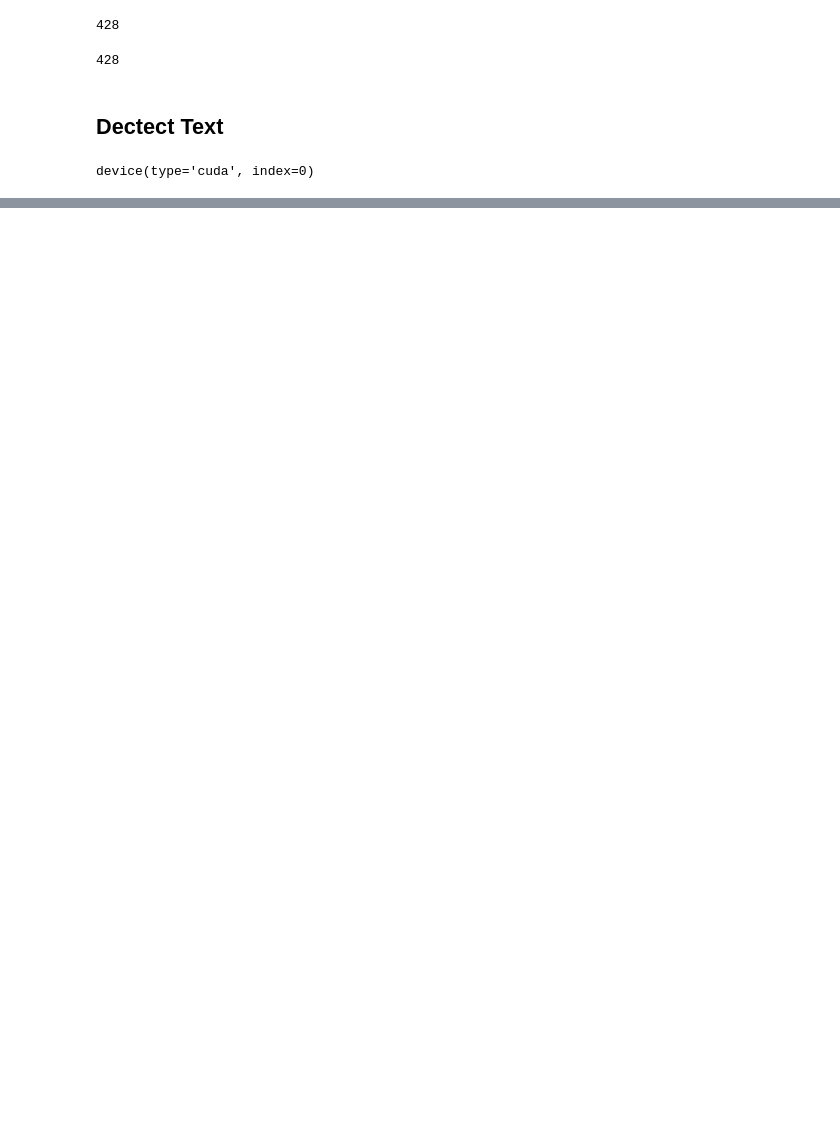
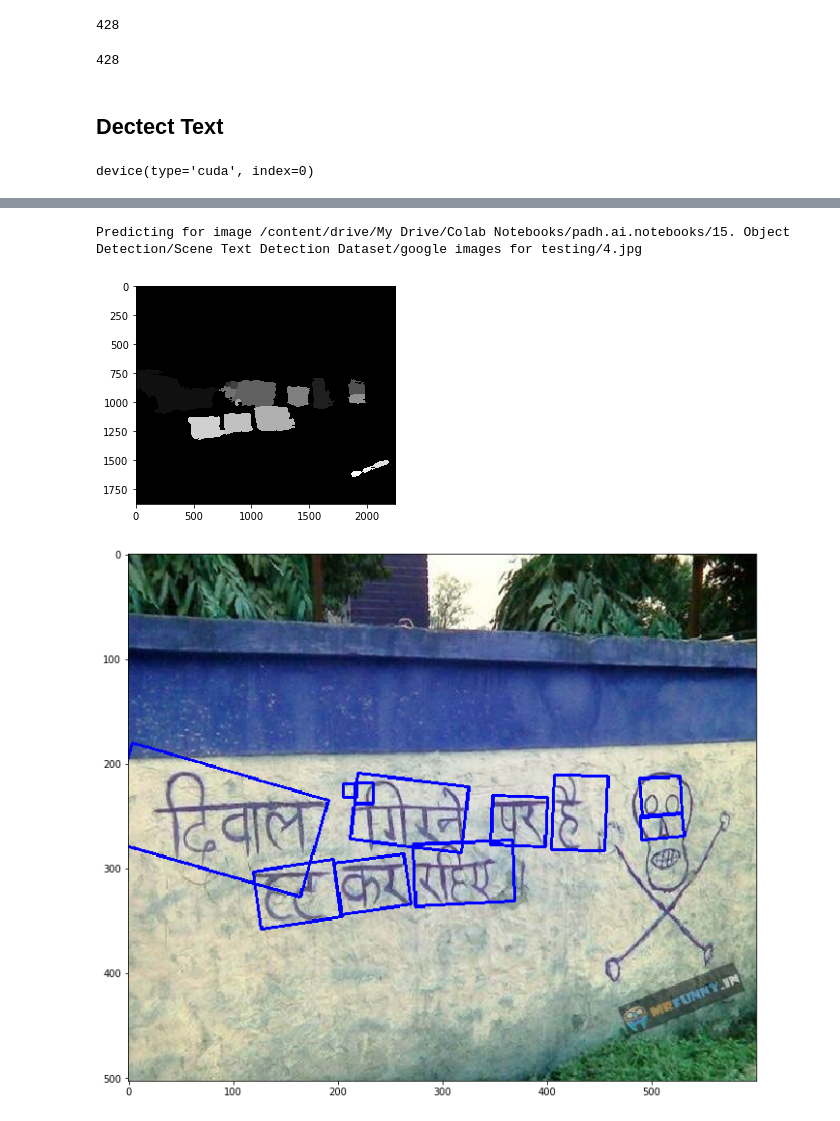
Before and after one commit to kavyajeetbora/PSENet.pytorch, a Jupyter notebook: PSENet_predict.ipynb, the cells around one changed output, grey strips where cells are left out. Drawn from its saved outputs; the diff is of its cells as text; code cells hidden in the pictures; blank space fills up the shorter version.

```diff
--- a/PSENet_predict.ipynb
+++ b/PSENet_predict.ipynb
@@ -214,0 +195,6 @@ Predicting for image /content/drive/My Drive/Colab Notebooks/padh.ai.notebooks/1
+# %%
+text_detection(net,google_images,device)
+# %% [output]
+Predicting for image /content/drive/My Drive/Colab Notebooks/padh.ai.notebooks/15. Object Detection/Scene Text Detection Dataset/google images for testing/4.jpg
+[figure, added]
+[figure, added]
```
Also changed, not shown: parts of 10 cells of this notebook.
